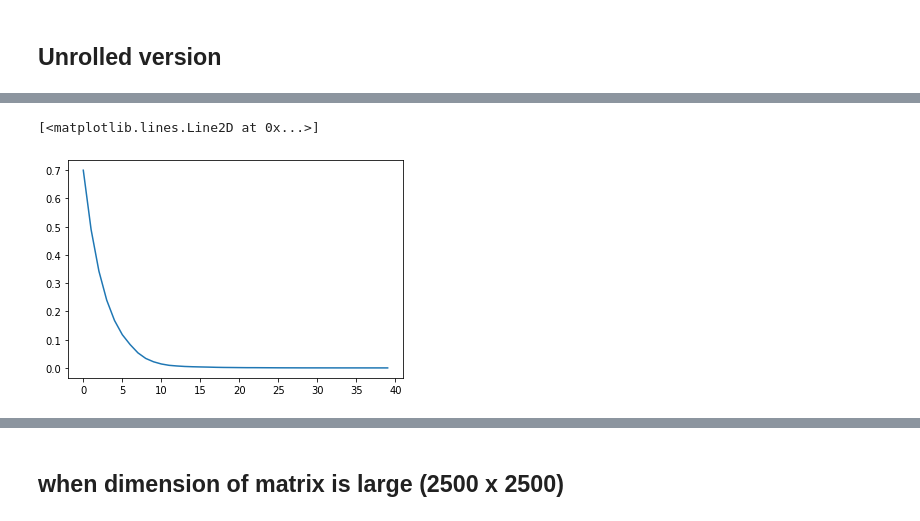
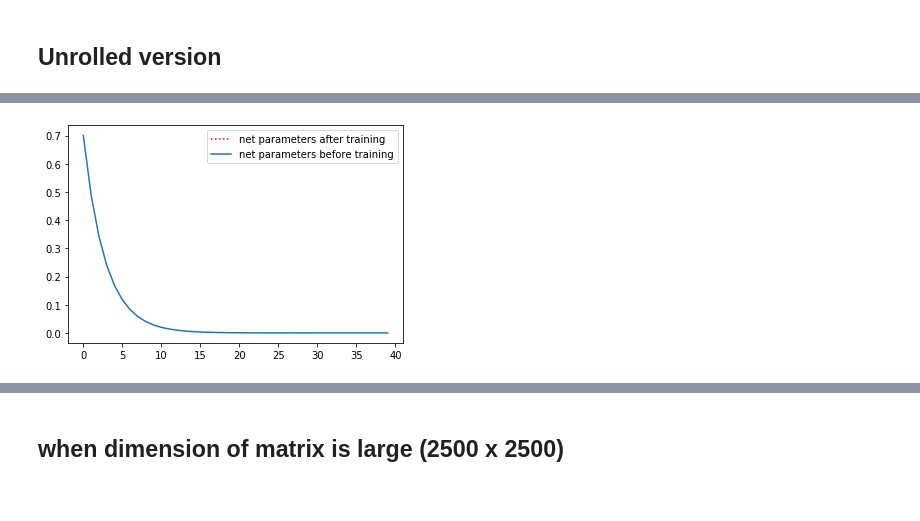
Before and after one commit to elitanzc/FYP, a Jupyter notebook: Learned_IRCUR.ipynb, the cells around one changed output, grey strips where cells are left out. Cells and saved outputs as stored; diff of their text form; code cells hidden in the pictures.

```diff
--- a/Learned_IRCUR.ipynb
+++ b/Learned_IRCUR.ipynb
@@ -112,3 +29,16 @@ L_true, S_true, M_true = generate_problem(r, d1, d2, alpha, c=1)
+# %%
+np.random.seed(0)
+torch.manual_seed(0)
+
+## ======================== Parameters ========================
+d1 = 2500                   # num. of rows
+d2 = 2500                   # num. of columns
+max_iter = 40              # num. of layers trained
+r = 5
+alpha = 0.3
+
+## ======================== generate data ========================
+L_true, S_true, M_true = generate_problem(r, d1, d2, alpha, c=1)
 # %%
 ## start with M_true, assuming known rank
 ## error tolerance = 1e-6, gamma = 0.7, sampling constant = 3, max_iter = 100
@@ -249,5 +156,5 @@ L_true, S_true, M_true = generate_problem(r, d1, d2, alpha_true, c_true)
 # %%
-net = LearnedIRCUR(max_iter, gamma=torch.tensor(0.7))
+net = LearnedIRCUR(max_iter)
 L_bftrain, S_bftrain, err_bftrain = net(M_true, r, con=3) # assumes knowledge of rank
-lossbftrain=np.array(net.loss.detach().numpy())
-print(lossbftrain[-1])
+lossbftrain=np.array(net.loss)
+params_bftrain = [x.clone().detach().numpy() for x in list(net.parameters())]
@@ -256,20 +161,21 @@ print(lossbftrain[-1])
 # %%
-optimizer=Adam(net.parameters(), lr=1e-5)
+optimizer=Adam(net.parameters(), lr=1e-5, weight_decay=1e-2)
 
-nepochs = 100
+nepochs = 50
 for epoch in range(nepochs):  # loop over the dataset multiple times
 
     for i in range(50):
         L0, S0, M0 = generate_problem(r, d1, d2, alpha_true, c_true)
         optimizer.zero_grad()
         L_hat, S_hat, err = net(M0, r, con=3)
-        loss = err + torch.linalg.norm(L0 - L_hat)/torch.linalg.norm(L0) + torch.linalg.norm(S0 - S_hat)/torch.linalg.norm(S0)
-        #loss = err
+        loss = err \
+            + (1/2) * torch.linalg.norm(L0 - L_hat)/torch.linalg.norm(L0) \
+            + (1/2) * torch.linalg.norm(S0 - S_hat)/torch.linalg.norm(S0)
         loss.backward()
-        for name, param in net.named_parameters():
-            if not torch.isfinite(param.grad).all():
-                print(name, torch.isfinite(param.grad).all())
-                break
+        # for name, param in net.named_parameters():
+        #     if not torch.isfinite(param.grad).all():
+        #         print(name, torch.isfinite(param.grad).all())
+        #         break
         ## ISSUE: the gradient computed for some parameters become nan after calling backward()
         optimizer.step()
     print('Epoch ' + str(epoch+1) +'/' + str(nepochs) +' at cost=' + str(loss.item()))
@@ -321,5 +224,7 @@ After train:  4.274162e-05
 # %%
-plt.plot([x.detach().numpy() for x in list(net.parameters())])
+plt.plot([x.detach().numpy() for x in list(net.parameters())],'r:',label='net parameters after training')
+plt.plot([0.7**i for i in range(1, 41)], label='net parameters before training')
+plt.legend()
+plt.show()
 # %% [output]
-[<matplotlib.lines.Line2D at 0x...>]
-[figure, old version]
+[figure, new version]
```
Also changed, not shown: parts of 19 cells of this notebook, 2 other files.
